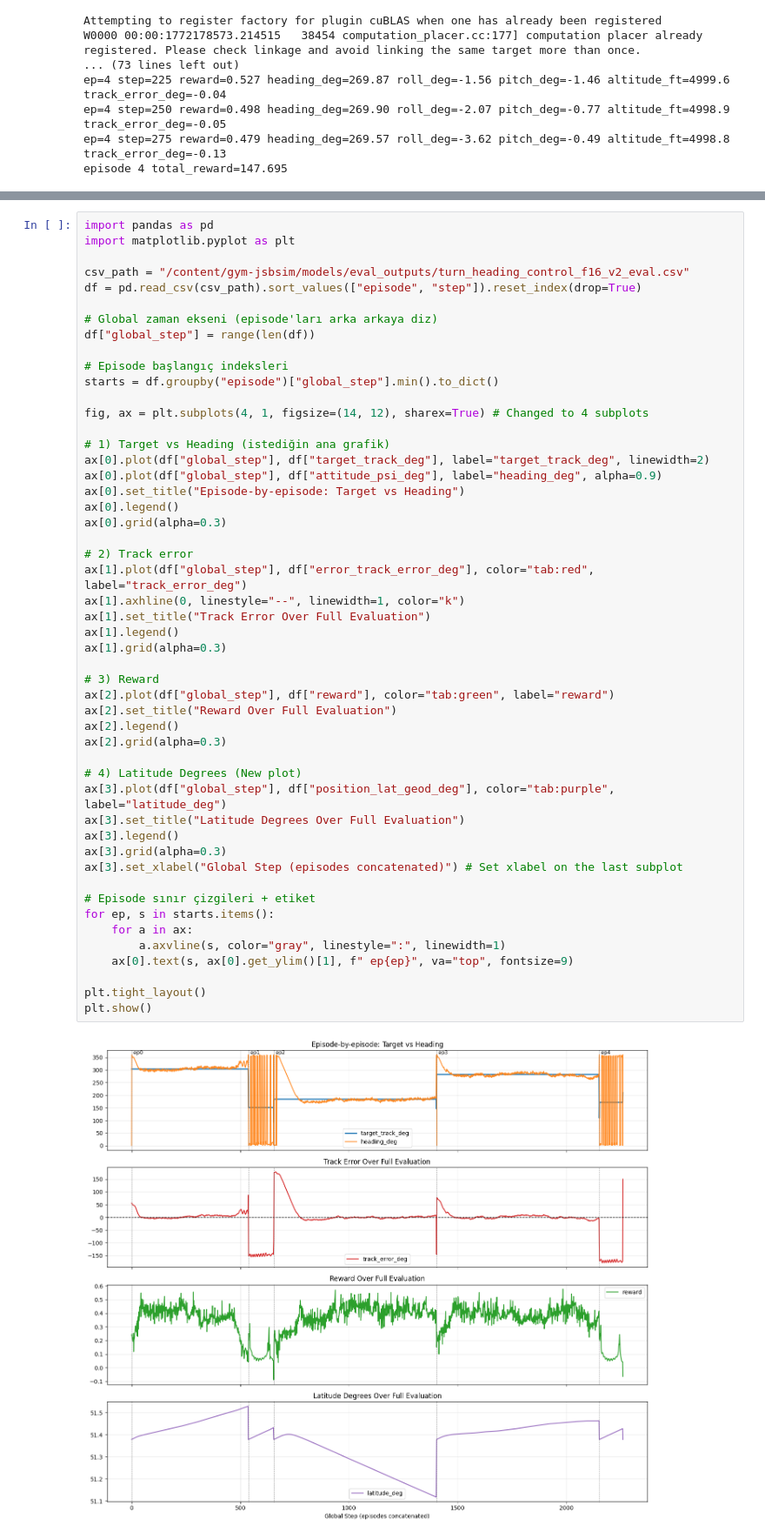
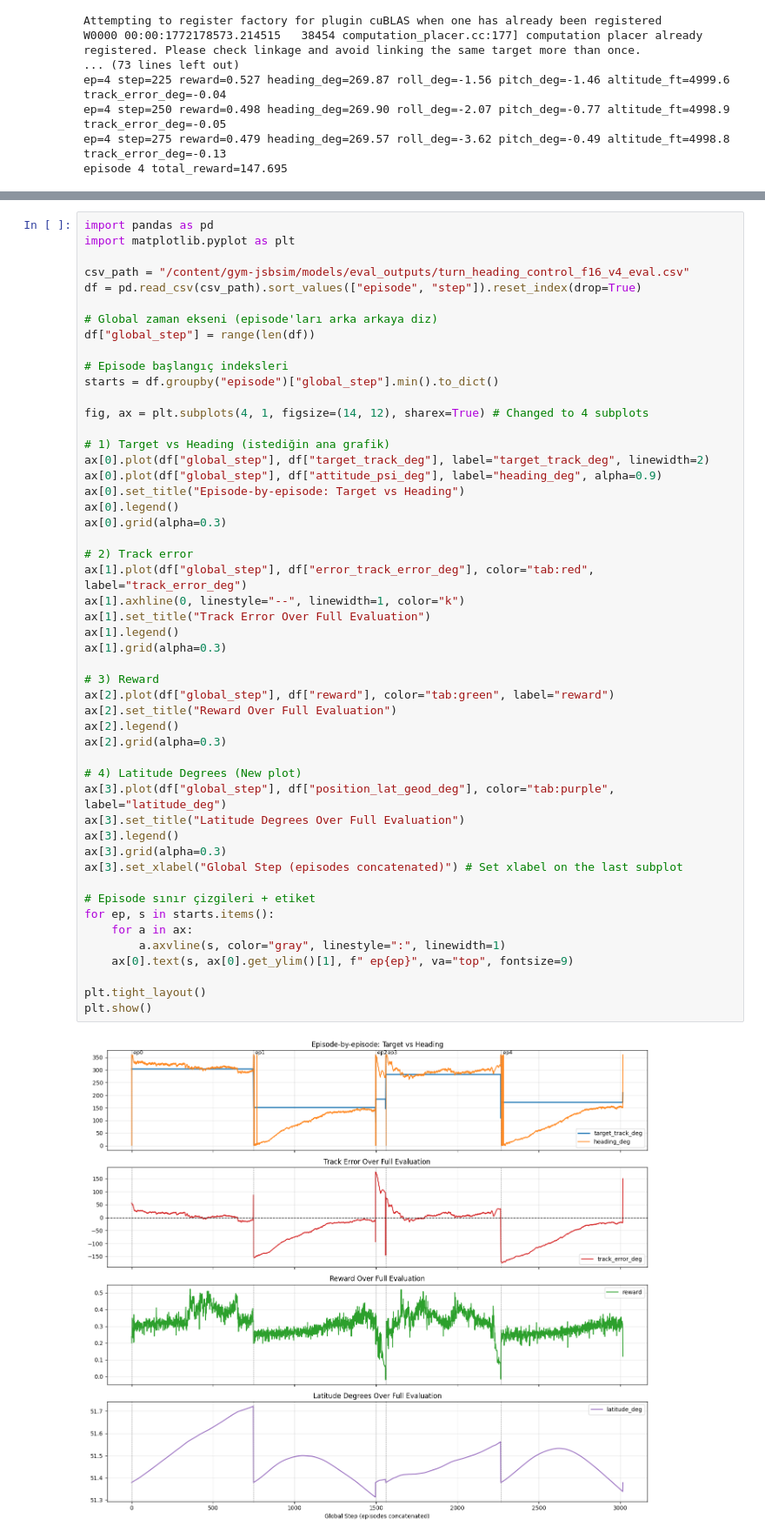
Before and after one commit to cankromo/gym-jsbsim, a Jupyter notebook: notebook/gym-jsbsim-colab.ipynb, the cells around one changed output, grey strips where cells are left out. Shown at 87% size. Cells and saved outputs as stored; diff of their text form.

```diff
--- a/notebook/gym-jsbsim-colab.ipynb
+++ b/notebook/gym-jsbsim-colab.ipynb
@@ -289,7 +139,7 @@ episode 4 total_reward=10.191
 import pandas as pd
 import matplotlib.pyplot as plt
 
-csv_path = "/content/gym-jsbsim/models/eval_outputs/turn_heading_control_f16_v2_eval.csv"
+csv_path = "/content/gym-jsbsim/models/eval_outputs/turn_heading_control_f16_v4_eval.csv"
 df = pd.read_csv(csv_path).sort_values(["episode", "step"]).reset_index(drop=True)
 
 # Global zaman ekseni (episode'ları arka arkaya diz)
@@ -309,31 +159,31 @@ ax[0].grid(alpha=0.3)
 
 # 2) Track error
 ax[1].plot(df["global_step"], df["error_track_error_deg"], color="tab:red", label="track_error_deg")
 ax[1].axhline(0, linestyle="--", linewidth=1, color="k")
 ax[1].set_title("Track Error Over Full Evaluation")
 ax[1].legend()
 ax[1].grid(alpha=0.3)
 
 # 3) Reward
 ax[2].plot(df["global_step"], df["reward"], color="tab:green", label="reward")
 ax[2].set_title("Reward Over Full Evaluation")
 ax[2].legend()
 ax[2].grid(alpha=0.3)
 
 # 4) Latitude Degrees (New plot)
 ax[3].plot(df["global_step"], df["position_lat_geod_deg"], color="tab:purple", label="latitude_deg")
 ax[3].set_title("Latitude Degrees Over Full Evaluation")
 ax[3].legend()
 ax[3].grid(alpha=0.3)
 ax[3].set_xlabel("Global Step (episodes concatenated)") # Set xlabel on the last subplot
 
 # Episode sınır çizgileri + etiket
 for ep, s in starts.items():
     for a in ax:
         a.axvline(s, color="gray", linestyle=":", linewidth=1)
     ax[0].text(s, ax[0].get_ylim()[1], f" ep{ep}", va="top", fontsize=9)
 
 plt.tight_layout()
 plt.show()
 # %% [output]
-[figure, old version]
+[figure, new version]
```
Also changed, not shown: parts of 4 cells of this notebook.
